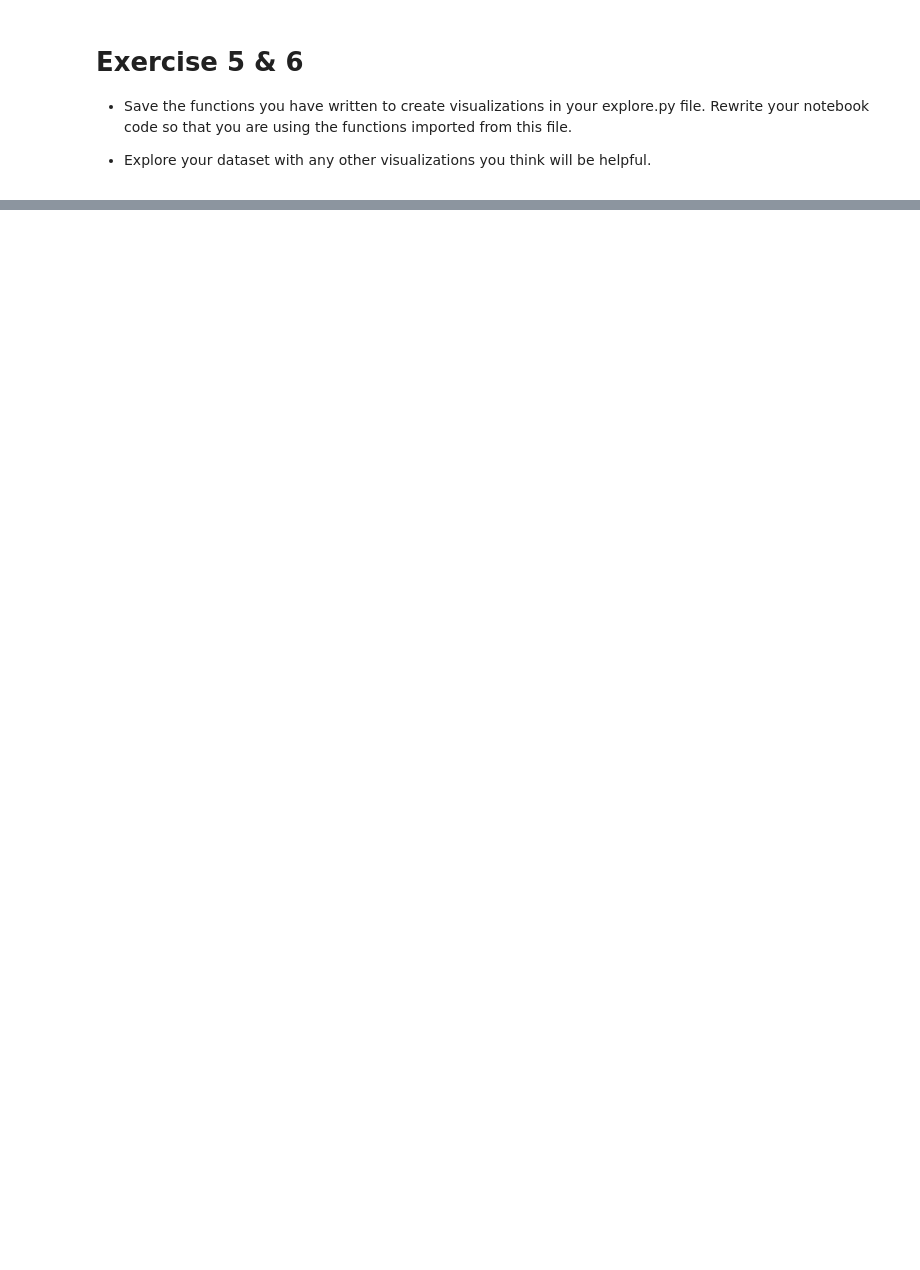
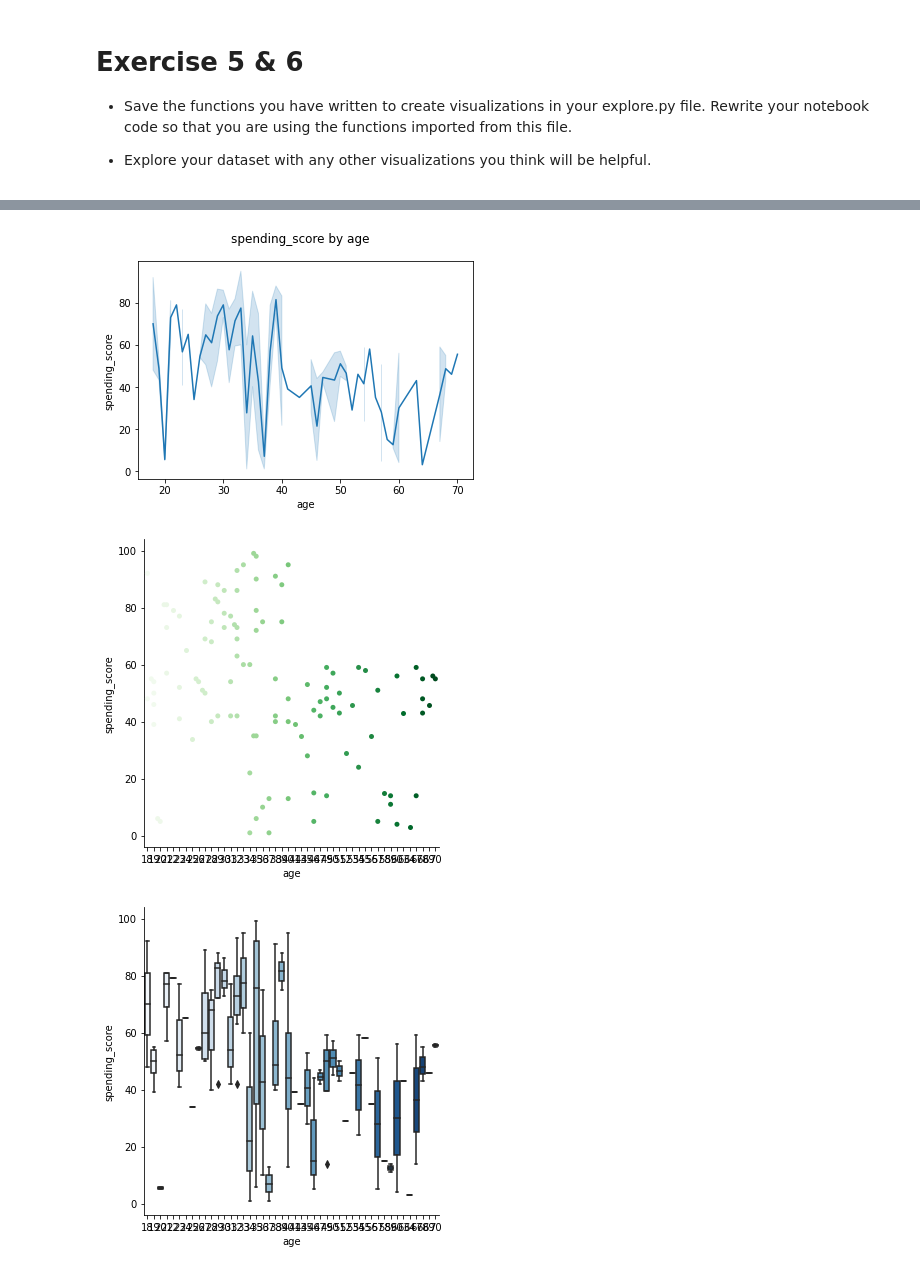
Before and after one commit to BraedenWright/regression-exercises, a Jupyter notebook: explore.ipynb, the cells around one changed output, grey strips where cells are left out. Saved outputs shown, nothing was run; the diff lists cells and outputs as text; code cells hidden in the pictures; blank space fills up the shorter version.

```diff
--- a/explore.ipynb
+++ b/explore.ipynb
@@ -118,0 +201,6 @@ train.head(3)
+# %%
+explore.plot_categorical_and_continuous_vars('age', 'spending_score', train)
+# %% [output]
+[figure, added]
+[figure, added]
+[figure, added]
```
Also changed, not shown: parts of 12 cells of this notebook, 1 other file.
